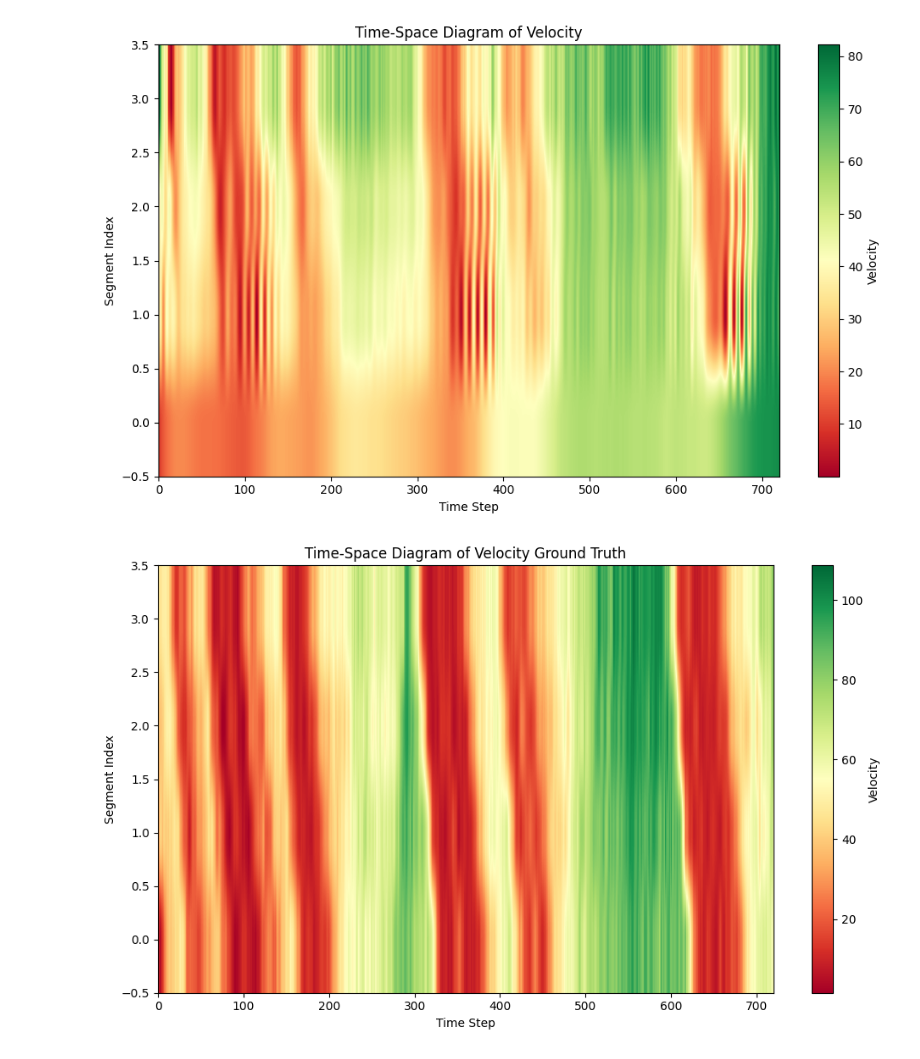
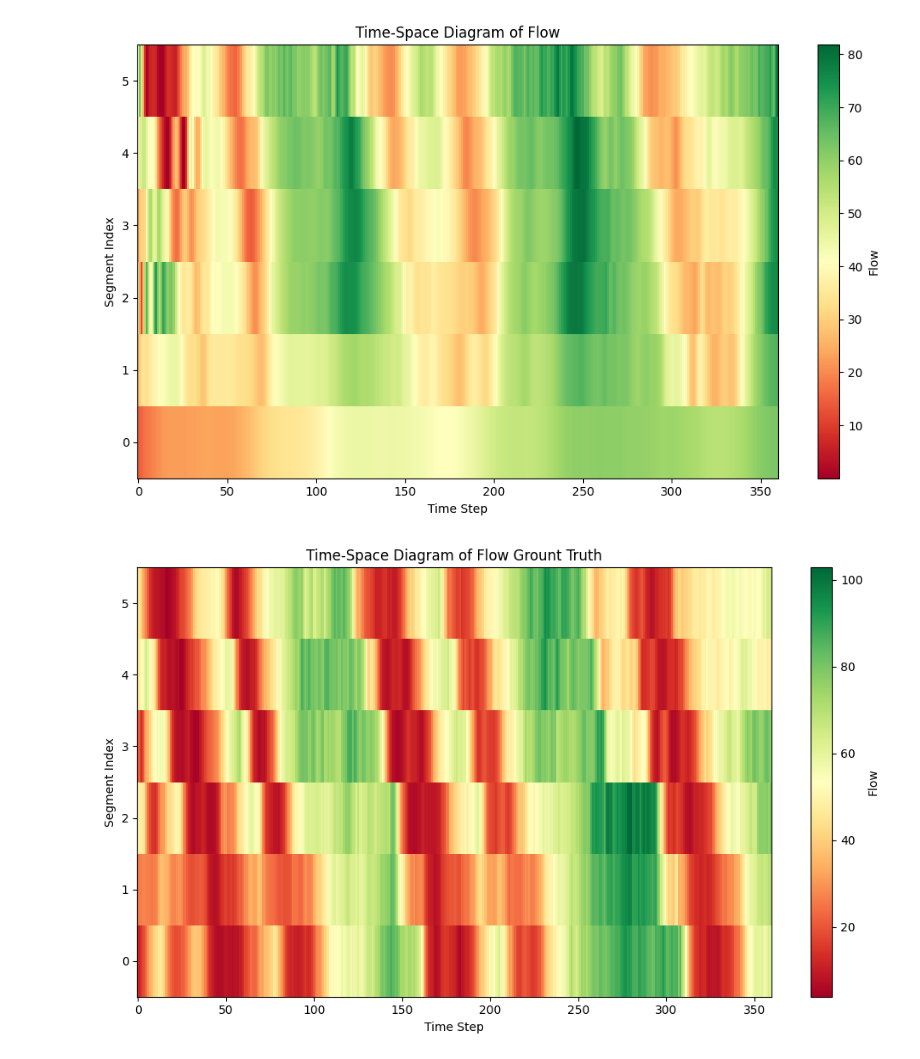
Before and after one commit to woxsao/macroscopic-sim-calibration, a Jupyter notebook: Optimization.ipynb, the cells around one changed output. Drawn from its saved outputs; the diff is of its cells as text; code cells hidden in the pictures.

```diff
--- a/Optimization.ipynb
+++ b/Optimization.ipynb
@@ -267,16 +267,15 @@ def metanet_param_fit(v_hat, rho_hat, q_hat, v_free, a, rho_crit, T, l, initial_
     return model
 # %%
 # Calculate flow and speed for 100 meter segments
-MILE_MARKER_61 = 98170  # meters
-# MILE_MARKER_62 = 99779.3  # meters
-MILE_MARKER_62 = 99770 - 400  # meters
-l = 200
+MILE_MARKER_61 = 60.21 * 5280 * 0.3048 #meters
+MILE_MARKER_62 = 62.29 * 5280 * 0.3048 # 2800 meters
+l = 400
 space_segments = np.arange(MILE_MARKER_61, MILE_MARKER_62, l)  # 100 meter segments
-time_segments = np.arange(0,3600, 5)
+time_segments = np.arange(0,3600, 10)
 num_timesteps = len(time_segments)
-num_segments = len(space_segments)
-T = 5/3600
-l = 0.2
+num_segments = len(space_segments)-1
+T = 10/3600
+l = 0.4
 SPEED_LIMIT = 120 # KM/H
 
 # rho_hat = np.zeros((len(time_segments), len(space_segments)))
@@ -285,21 +284,21 @@ print(rho_hat.shape)
 print(np.min(rho_hat))
 print(len(time_segments))
 print(len(space_segments))
-for t in range(len(time_segments)):
-    for i in range(len(space_segments)):
+for t in range(num_timesteps):
+    for i in range(num_segments):
         if rho_hat[t,i] == 0.0:
             rho_hat[t,i] = 1e-3
 print(np.min(rho_hat))
 v_hat = q_hat/rho_hat
 
-num_calibrated_segments = 4
+num_calibrated_segments = 6
 print("q_hat shape", q_hat.shape)
 initial_flow = q_hat[:, 0:1]
 initial_traffic_state = initial_flow
-segment_rho_hat = rho_hat[:, 1:5]       # shape (time, segment)
-segment_v_hat = v_hat[:, 1:5]
-segment_q_hat = q_hat[:, 1:5]
-downstream_density = rho_hat[:, 5:6]
+segment_rho_hat = rho_hat[:, 1:7]       # shape (time, segment)
+segment_v_hat = v_hat[:, 1:7]
+segment_q_hat = q_hat[:, 1:7]
+downstream_density = rho_hat[:, 7:8]
 np.save('initial_flow.npy', initial_flow)
 np.save('downstream_density.npy', downstream_density)
 
@@ -410,33 +424,32 @@ plt.tight_layout()
 # %%
-rho_plot =v_pred_array
+rho_plot =q_array/rho_pred_array
 plt.figure(figsize=(10, 6))
-plt.imshow(rho_plot.T, aspect='auto', origin='lower', cmap='RdYlGn')
+plt.imshow(rho_plot.T, aspect='auto', origin='lower', cmap='RdYlGn', interpolation="none")
 
 # Label axes
 plt.xlabel('Time Step')
 plt.ylabel('Segment Index')
-plt.title('Time-Space Diagram of Velocity')
-plt.colorbar(label='Velocity')
+plt.title('Time-Space Diagram of Flow')
+plt.colorbar(label='Flow')
 
 plt.tight_layout()
 # plt.show()
 
-
 rho_plot =v_hat[:, 1:-1]
 plt.figure(figsize=(10, 6))
-plt.imshow(rho_plot.T, aspect='auto', origin='lower', cmap='RdYlGn')
+plt.imshow(rho_plot.T, aspect='auto', origin='lower', cmap='RdYlGn', interpolation="none")
 
 # Label axes
 plt.xlabel('Time Step')
 plt.ylabel('Segment Index')
-plt.title('Time-Space Diagram of Velocity Ground Truth')
-plt.colorbar(label='Velocity')
+plt.title('Time-Space Diagram of Flow Grount Truth')
+plt.colorbar(label='Flow')
 
 plt.tight_layout()
 # plt.show()
 # %% [output]
-[figure, old version]
+[figure, new version]
-[figure, old version]
+[figure, new version]
 # %%
 rho_plot =q_array
 plt.figure(figsize=(10, 6))
```
Also changed, not shown: parts of 9 cells of this notebook, 12 other files.
